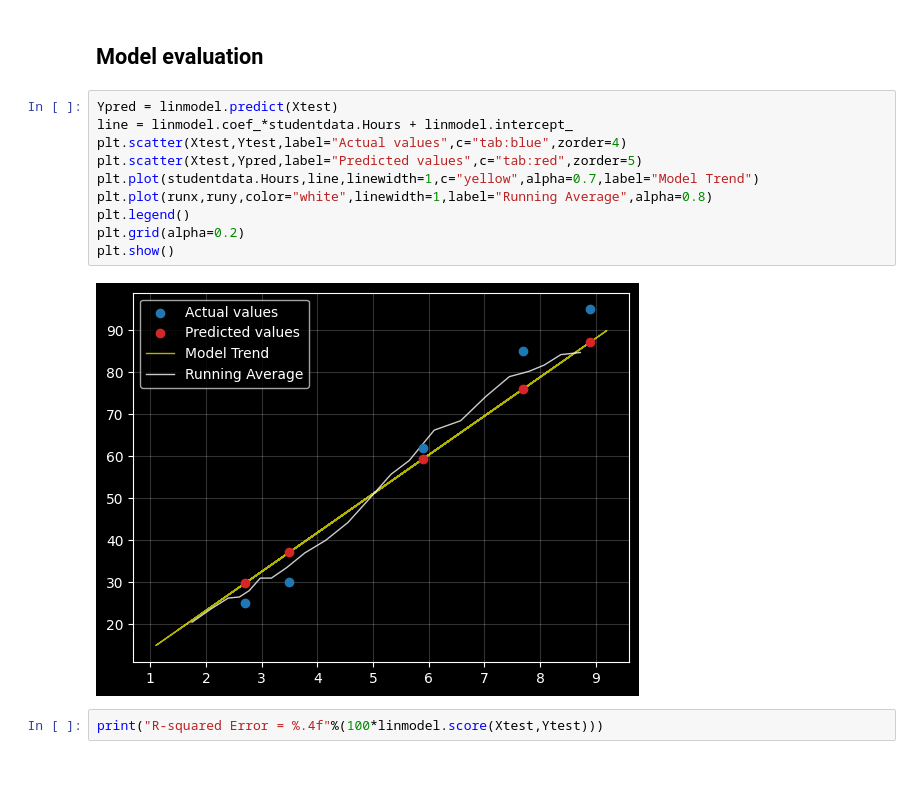
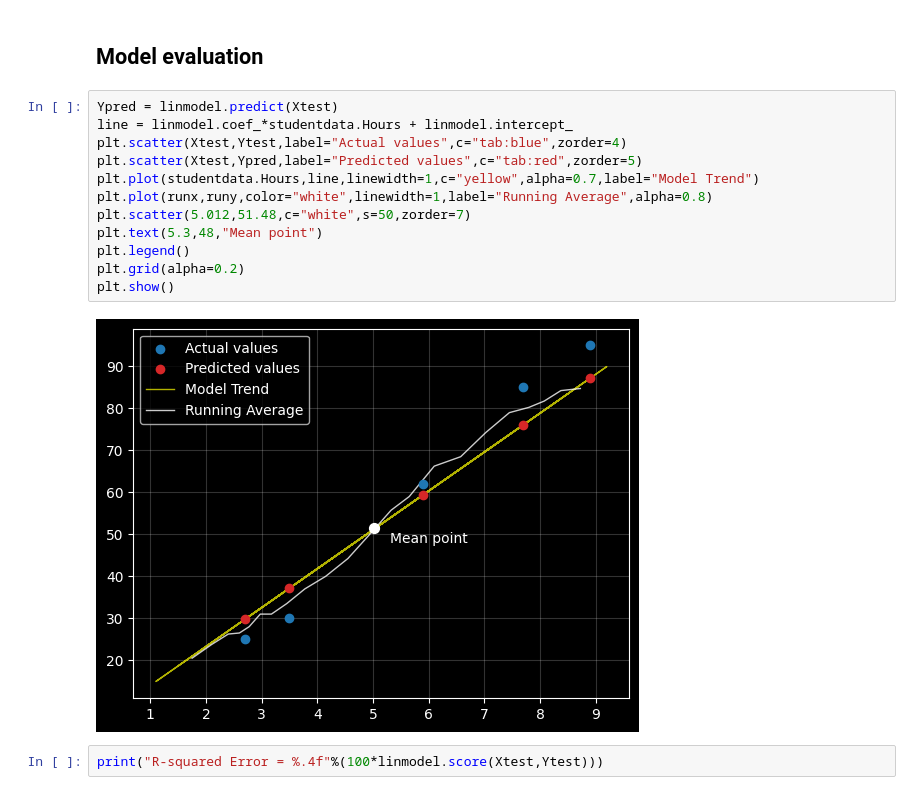
Before and after one commit to Diacod-I/TSF-GRIP-May-2023, a Jupyter notebook: Task#1/TSF_1.ipynb, the cells around one changed output. Saved outputs shown, nothing was run; the diff lists cells and outputs as text.

```diff
--- a/Task#1/TSF_1.ipynb
+++ b/Task#1/TSF_1.ipynb
@@ -135,15 +135,17 @@ Therefore, the student can expect a score of around 90.4 percentage in thier exa
 # %%
 Ypred = linmodel.predict(Xtest)
 line = linmodel.coef_*studentdata.Hours + linmodel.intercept_
 plt.scatter(Xtest,Ytest,label="Actual values",c="tab:blue",zorder=4)
 plt.scatter(Xtest,Ypred,label="Predicted values",c="tab:red",zorder=5)
 plt.plot(studentdata.Hours,line,linewidth=1,c="yellow",alpha=0.7,label="Model Trend")
 plt.plot(runx,runy,color="white",linewidth=1,label="Running Average",alpha=0.8)
+plt.scatter(5.012,51.48,c="white",s=50,zorder=7)
+plt.text(5.3,48,"Mean point")
 plt.legend()
 plt.grid(alpha=0.2)
 plt.show()
 # %% [output]
-[figure, old version]
+[figure, new version]
 # %%
 print("R-squared Error = %.4f"%(100*linmodel.score(Xtest,Ytest)))
 # %% [output]
```
